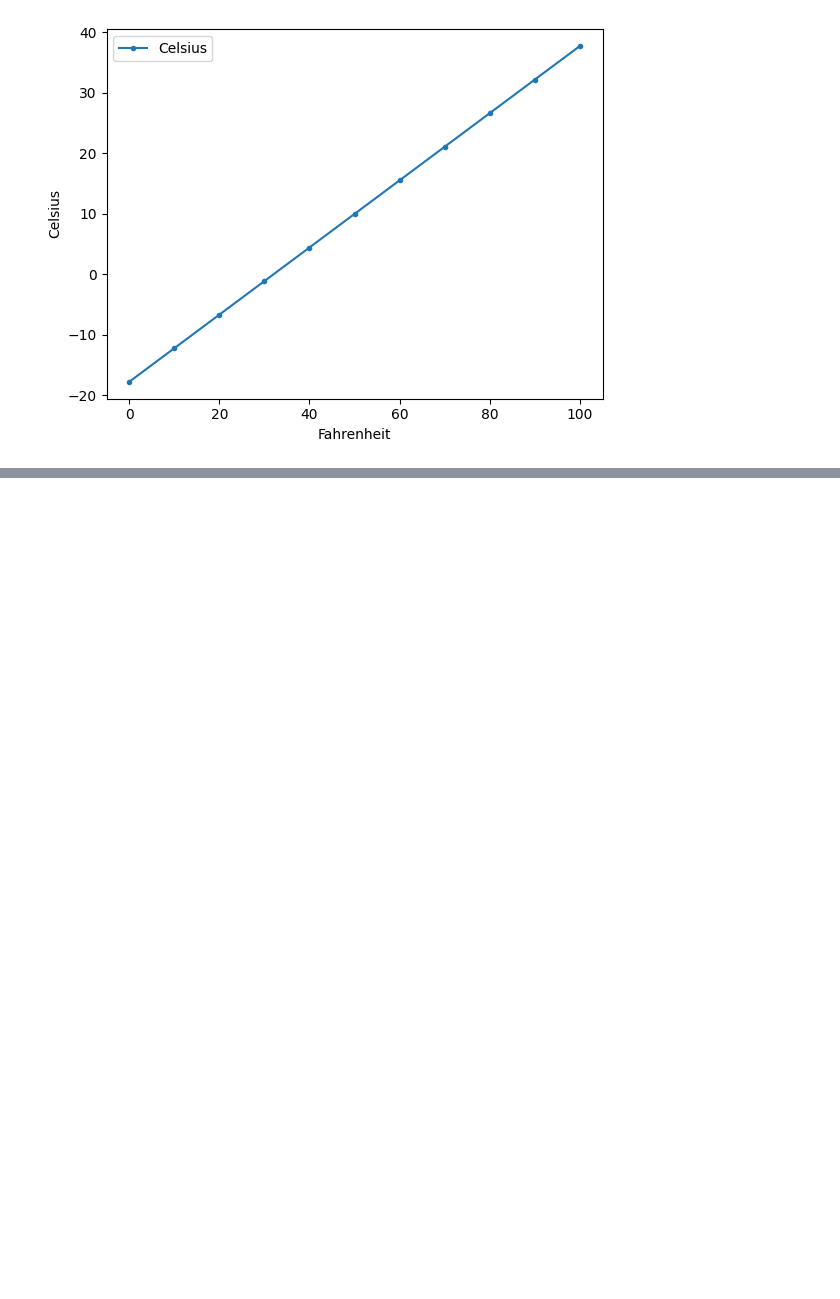
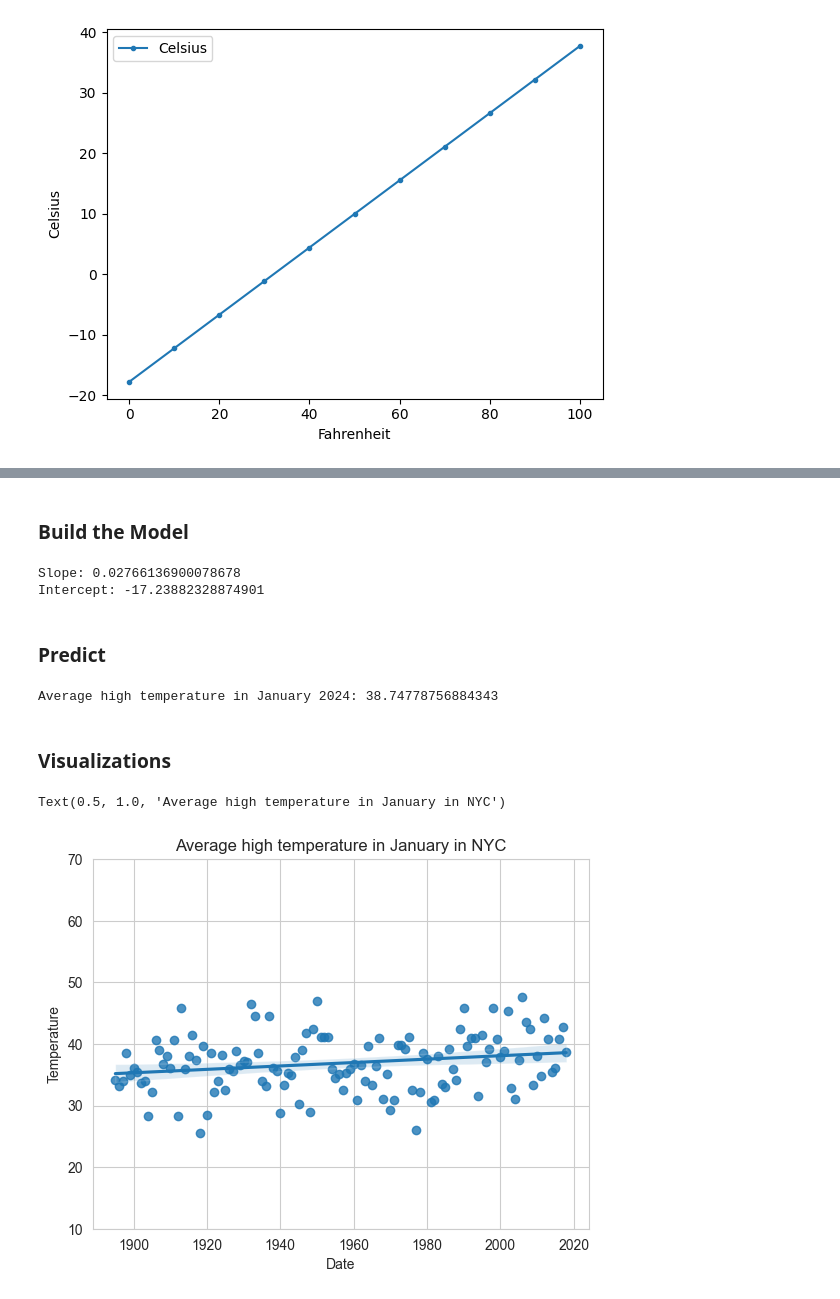
Before and after one commit to AanandyaMittal/datafun-07-ml, a Jupyter notebook: mittal_ml.ipynb, the cells around one changed output, grey strips where cells are left out. Saved outputs shown, nothing was run; the diff lists cells and outputs as text; code cells hidden in the pictures; blank space fills up the shorter version.

```diff
--- a/mittal_ml.ipynb
+++ b/mittal_ml.ipynb
@@ -23,0 +28,2 @@ y_label = axes.set_ylabel('Celsius')
+# %%
+nyc_df = pd.read_csv('ave_hi_nyc_jan_1895_2018.csv')
@@ -23,0 +52,3 @@ y_label = axes.set_ylabel('Celsius')
+# %%
+nyc_df.columns = ['Date', 'Temperature', 'Anomaly']
+nyc_df.head(3)
@@ -23,0 +64,3 @@ y_label = axes.set_ylabel('Celsius')
+# %%
+nyc_df.Date = nyc_df.Date.floordiv(100)
+nyc_df.head(3)
@@ -23,0 +88,27 @@ y_label = axes.set_ylabel('Celsius')
+# %% [markdown]
+### **Build the Model**
+# %%
+linear_regression = stats.linregress(x=nyc_df.Date, y=nyc_df.Temperature)
+
+print(f'Slope: {linear_regression.slope}')
+print(f'Intercept: {linear_regression.intercept}')
+# %% [output]
+Slope: 0.02766136900078678
+Intercept: -17.23882328874901
+# %% [markdown]
+### **Predict**
+# %%
+avg_high = linear_regression.slope * 2024 + linear_regression.intercept
+print(f'Average high temperature in January 2024: {avg_high}')
+# %% [output]
+Average high temperature in January 2024: 38.74778756884343
+# %% [markdown]
+### **Visualizations**
+# %%
+sns.set_style('whitegrid')
+axes = sns.regplot(x=nyc_df.Date, y=nyc_df.Temperature)
+axes.set_ylim(10,70)
+axes.set_title('Average high temperature in January in NYC')
+# %% [output]
+Text(0.5, 1.0, 'Average high temperature in January in NYC')
+[figure, added]
```
Also changed, not shown: parts of 11 cells of this notebook, 1 other file.
